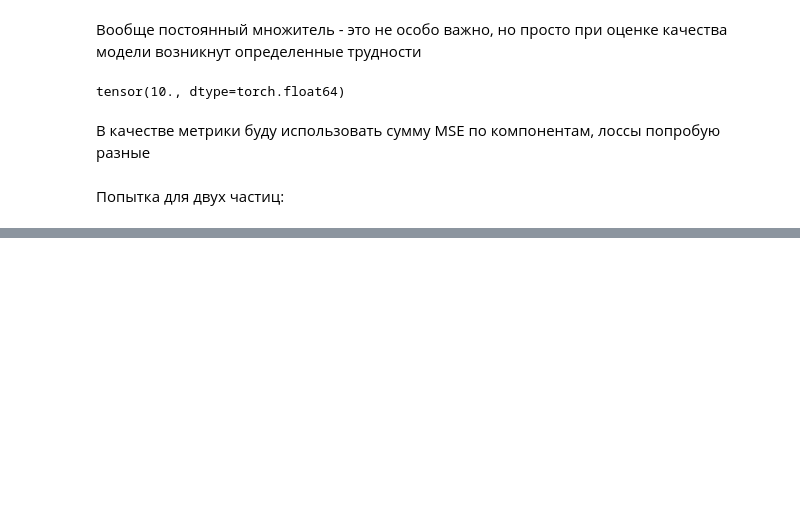
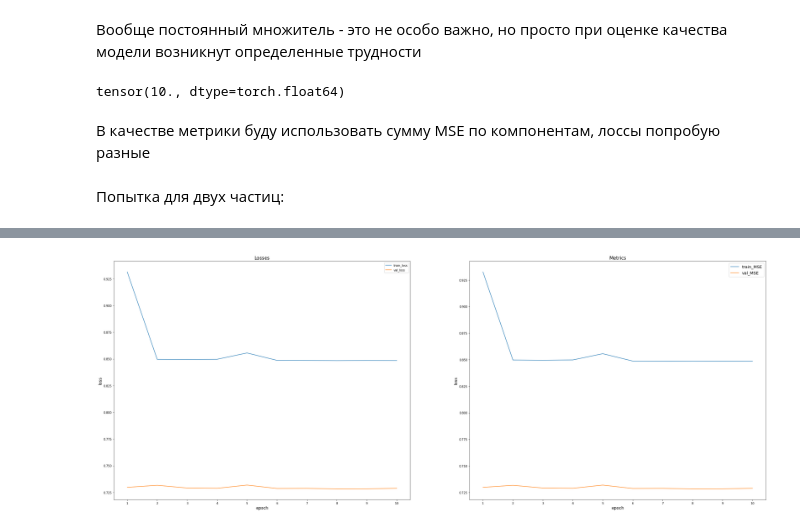
Before and after one commit to Alphonsce/Machine-learning-for-MD-project, a Jupyter notebook: python_notebook.ipynb, the cells around one changed output, grey strips where cells are left out. Saved outputs shown, nothing was run; the diff lists cells and outputs as text; code cells hidden in the pictures; blank space fills up the shorter version.

```diff
--- a/python_notebook.ipynb
+++ b/python_notebook.ipynb
@@ -753,0 +756,47 @@ Epoch 010 train_loss: 0.8493     val_loss 0.7288 train_MSE 0.8493 val_MSE 0.7288
+# %%
+
+def plot_history(history, figsize=(40, 15)):
+    '''
+
+    history: [(train_loss, train_MSE, val_loss, val_MSE), ...]
+
+    '''
+
+    # writer = SummaryWriter()
+
+    figure = plt.figure(figsize=figsize)
+
+    train_loss = [tup[0] for tup in history]
+    train_MSE = [tup[1] for tup in history]
+    val_loss = [tup[2] for tup in history]
+    val_MSE = [tup[3] for tup in history]
+
+    plt.subplot(1, 2, 1)
+
+    plt.plot(range(1, len(history) + 1), train_loss, label='train_loss')
+    plt.plot(range(1, len(history) + 1), val_loss, label='val_loss')
+
+    plt.title('Losses', fontsize=16)
+    plt.xlabel('epoch', fontsize=14)
+    plt.ylabel('loss', fontsize=14)
+    plt.xticks(np.arange(1, len(history) + 1, 1))
+    # plt.yticks(np.arange(1, len(history) + 1, 1))
+    plt.legend(loc='best')
+    #
+    plt.subplot(1, 2, 2)
+
+    plt.plot(range(1, len(history) + 1), train_MSE, label='train_MSE')
+    plt.plot(range(1, len(history) + 1), val_MSE, label='val_MSE')
+
+    plt.title('Metrics', fontsize=16)
+    plt.xlabel('epoch', fontsize=14)
+    plt.ylabel('loss', fontsize=14)
+    plt.xticks(np.arange(1, len(history) + 1, 1))
+    # plt.yticks(np.arange(1, len(history) + 1, 1))
+    plt.legend(loc='best', fontsize=14)
+
+    plt.show()
+# %%
+plot_history(history=history)
+# %% [output]
+[figure, added]
```
Also changed, not shown: parts of 15 cells of this notebook, 2 other files.
